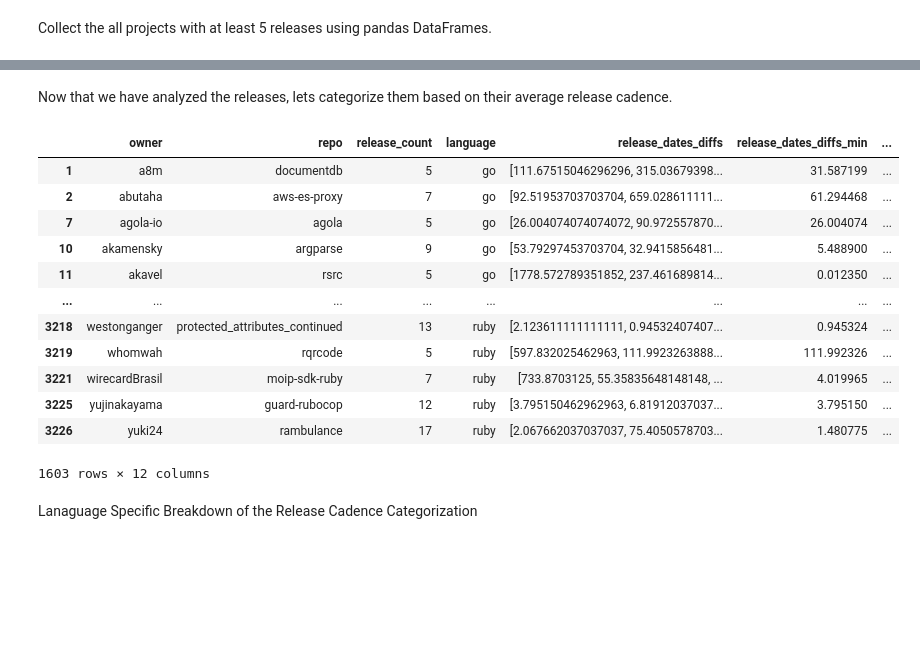
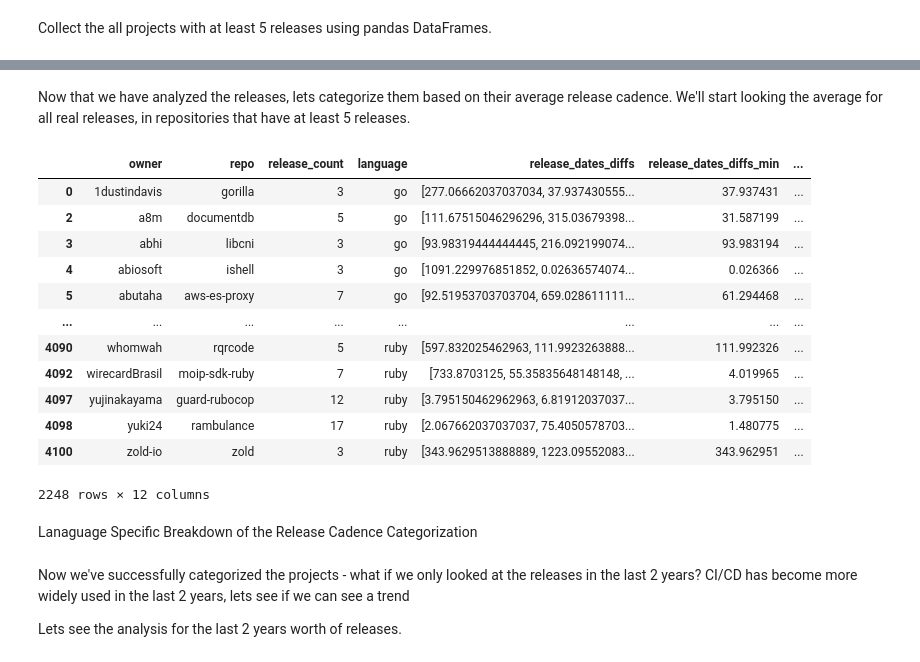
Before and after one commit to nathanbowness/MSR2023_MiningProject, a Jupyter notebook: 3_repo_release_analyzer.ipynb, the cells around one changed output, grey strips where cells are left out. Drawn from its saved outputs; the diff is of its cells as text; code cells hidden in the pictures; blank space fills up the shorter version.

Commit message:
Update releases to only requrie a minimum of 2 real releases. Update to include 2021, and 2022 releases only as well.

```diff
--- a/3_repo_release_analyzer.ipynb
+++ b/3_repo_release_analyzer.ipynb
@@ -149,9 +147,9 @@ def showDataFrame(releases_grouping):
     return releases
 
 all_releases = showDataFrame(all_language_releases)
-all_releases_min_5 = showDataFrame(all_language_releases_min_5)
-real_releases_min_5 = showDataFrame(all_real_language_releases_min_5)
-real_newer_releases_min_5 = showDataFrame(all_newer_lanaguage_release_min_5)
+real_releases = showDataFrame(real_language_releases)
+real_releases_since_2021 = showDataFrame(newer_real_lanaguage_releases_2021)
+real_releases_since_2022 = showDataFrame(newer_real_lanaguage_releases_2022)
 # %% [output]
 |  | owner | repo | release_count | language | release_dates_diffs | release_dates_diffs_min | ... |
 | 0 | 1dustindavis | gorilla | 28 | go | [0.12423611111111112, 2.191064814... | 0.002836 | ... |
@@ -244,28 +245,29 @@ boxPlot(real_releases_min_5, "real_releases_min_5")
 # %% [markdown]
 Now that we have analyzed the releases, lets categorize them based on their average release cadence.
+We'll start looking the average for all real releases, in repositories that have at least 5 releases.
 # %%
 # Release categorization for the repositories with at least 5 real releases over their lifetime
 very_rapid_limit = 7
 rapid_limit = 30
 modern_limit = 90
 
-very_rapid_releases = real_releases_min_5[real_releases_min_5.release_dates_diffs_mean < very_rapid_limit]
-rapid_releases = real_releases_min_5[(real_releases_min_5.release_dates_diffs_mean > very_rapid_limit) & (real_releases_min_5.release_dates_diffs_mean < rapid_limit)]
-modern_releases = real_releases_min_5[(real_releases_min_5.release_dates_diffs_mean > rapid_limit) & (real_releases_min_5.release_dates_diffs_mean < modern_limit)]
-slow_releases = real_releases_min_5[(real_releases_min_5.release_dates_diffs_mean > modern_limit)]
+very_rapid_releases = real_releases[real_releases.release_dates_diffs_mean < very_rapid_limit]
+rapid_releases = real_releases[(real_releases.release_dates_diffs_mean > very_rapid_limit) & (real_releases.release_dates_diffs_mean < rapid_limit)]
+modern_releases = real_releases[(real_releases.release_dates_diffs_mean > rapid_limit) & (real_releases.release_dates_diffs_mean < modern_limit)]
+slow_releases = real_releases[(real_releases.release_dates_diffs_mean > modern_limit)]
 
 display(slow_releases)
 # %% [output]
 |  | owner | repo | release_count | language | release_dates_diffs | release_dates_diffs_min | ... |
-| 1 | a8m | documentdb | 5 | go | [111.67515046296296, 315.03679398... | 31.587199 | ... |
-| 2 | abutaha | aws-es-proxy | 7 | go | [92.51953703703704, 659.028611111... | 61.294468 | ... |
-| 7 | agola-io | agola | 5 | go | [26.004074074074072, 90.972557870... | 26.004074 | ... |
-| 10 | akamensky | argparse | 9 | go | [53.79297453703704, 32.9415856481... | 5.488900 | ... |
-| 11 | akavel | rsrc | 5 | go | [1778.572789351852, 237.461689814... | 0.012350 | ... |
+| 0 | 1dustindavis | gorilla | 3 | go | [277.06662037037034, 37.937430555... | 37.937431 | ... |
+| 2 | a8m | documentdb | 5 | go | [111.67515046296296, 315.03679398... | 31.587199 | ... |
+| 3 | abhi | libcni | 3 | go | [93.98319444444445, 216.092199074... | 93.983194 | ... |
+| 4 | abiosoft | ishell | 3 | go | [1091.229976851852, 0.02636574074... | 0.026366 | ... |
+| 5 | abutaha | aws-es-proxy | 7 | go | [92.51953703703704, 659.028611111... | 61.294468 | ... |
 | ... | ... | ... | ... | ... | ... | ... | ... |
-| 3218 | westonganger | protected_attributes_continued | 13 | ruby | [2.123611111111111, 0.94532407407... | 0.945324 | ... |
-| 3219 | whomwah | rqrcode | 5 | ruby | [597.832025462963, 111.9923263888... | 111.992326 | ... |
-| 3221 | wirecardBrasil | moip-sdk-ruby | 7 | ruby | [733.8703125, 55.35835648148148, ... | 4.019965 | ... |
-| 3225 | yujinakayama | guard-rubocop | 12 | ruby | [3.795150462962963, 6.81912037037... | 3.795150 | ... |
-| 3226 | yuki24 | rambulance | 17 | ruby | [2.067662037037037, 75.4050578703... | 1.480775 | ... |
+| 4090 | whomwah | rqrcode | 5 | ruby | [597.832025462963, 111.9923263888... | 111.992326 | ... |
+| 4092 | wirecardBrasil | moip-sdk-ruby | 7 | ruby | [733.8703125, 55.35835648148148, ... | 4.019965 | ... |
+| 4097 | yujinakayama | guard-rubocop | 12 | ruby | [3.795150462962963, 6.81912037037... | 3.795150 | ... |
+| 4098 | yuki24 | rambulance | 17 | ruby | [2.067662037037037, 75.4050578703... | 1.480775 | ... |
+| 4100 | zold-io | zold | 3 | ruby | [343.9629513888889, 1223.09552083... | 343.962951 | ... |
-1603 rows × 12 columns
+2248 rows × 12 columns
@@ -320,0 +340,4 @@ fig.show()
+# %% [markdown]
+Now we've successfully categorized the projects - what if we only looked at the releases in the last 2 years? CI/CD has become more widely used in the last 2 years, lets see if we can see a trend
+
+Lets see the analysis for the last 2 years worth of releases.
```
Also changed, not shown: parts of 10 cells of this notebook.
